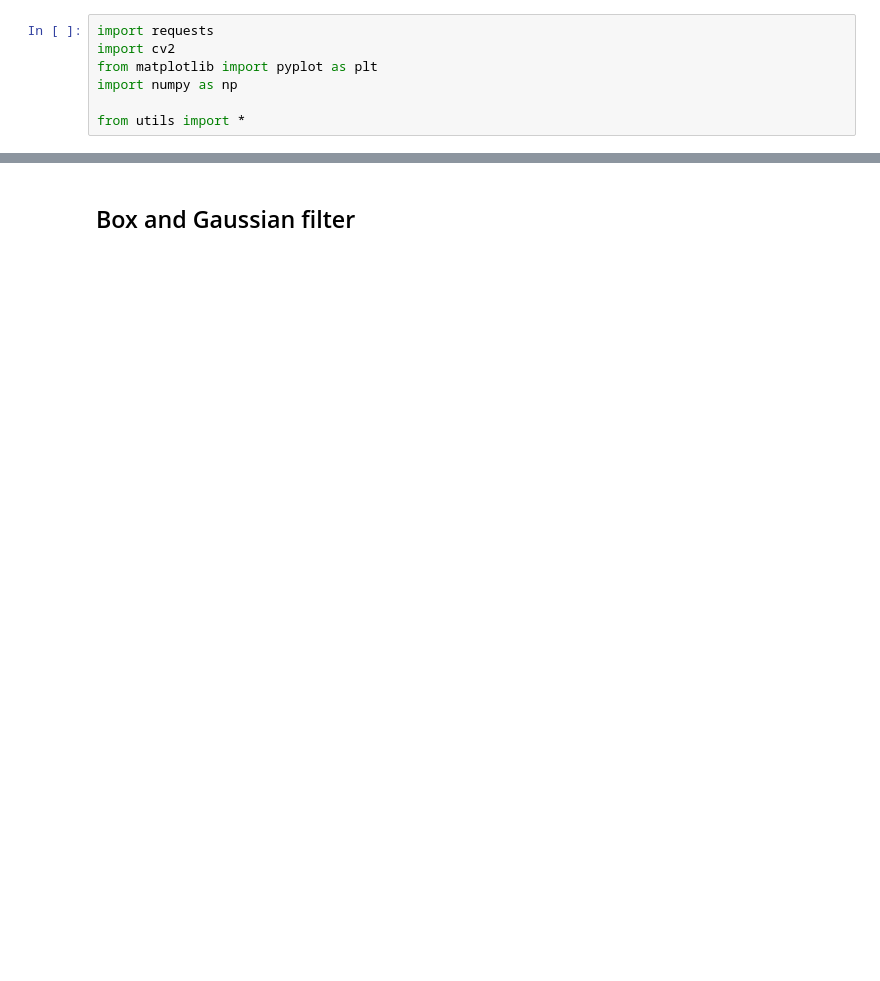
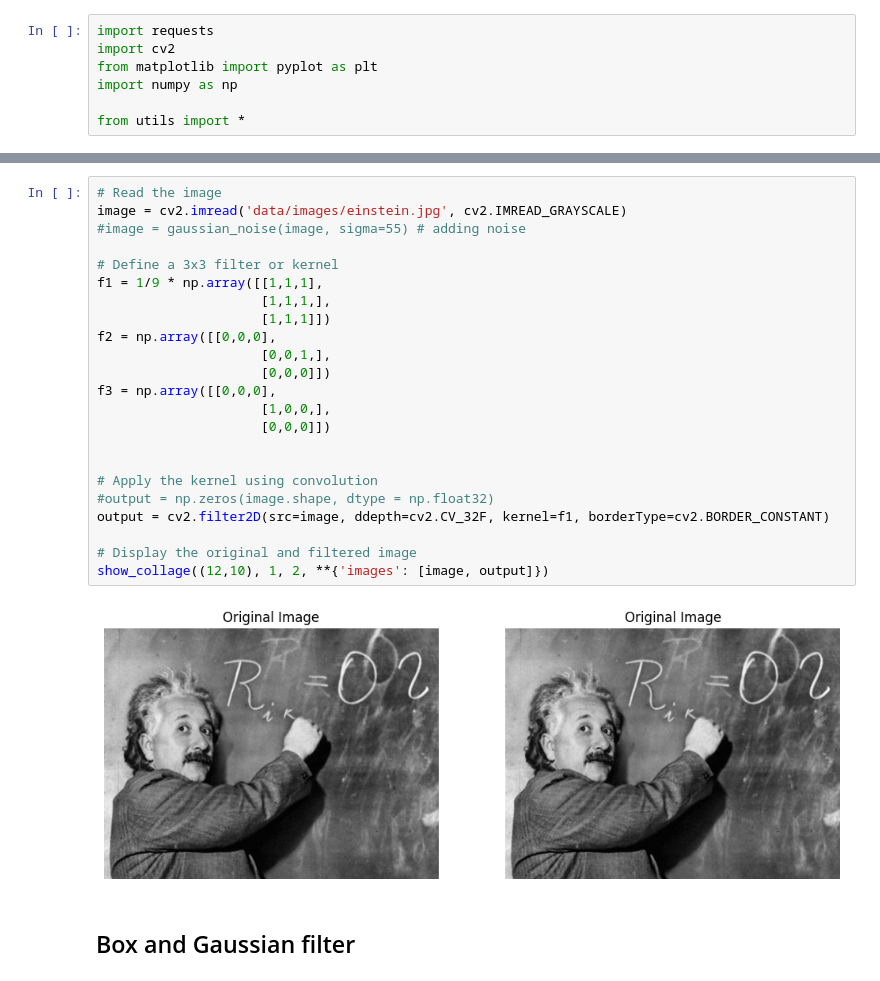
Before and after one commit to omarnust/ComputerVision, a Jupyter notebook: 03-filtering.ipynb, the cells around one changed output, grey strips where cells are left out. Saved outputs shown, nothing was run; the diff lists cells and outputs as text; blank space fills up the shorter version.

```diff
--- a/03-filtering.ipynb
+++ b/03-filtering.ipynb
@@ -8,3 +12,28 @@ from utils import *
+# %%
+# Read the image
+image = cv2.imread('data/images/einstein.jpg', cv2.IMREAD_GRAYSCALE)
+#image = gaussian_noise(image, sigma=55) # adding noise
+
+# Define a 3x3 filter or kernel
+f1 = 1/9 * np.array([[1,1,1],
+                     [1,1,1,],
+                     [1,1,1]])
+f2 = np.array([[0,0,0],
+                     [0,0,1,],
+                     [0,0,0]])
+f3 = np.array([[0,0,0],
+                     [1,0,0,],
+                     [0,0,0]])
+
+
+# Apply the kernel using convolution
+#output = np.zeros(image.shape, dtype = np.float32)
+output = cv2.filter2D(src=image, ddepth=cv2.CV_32F, kernel=f1, borderType=cv2.BORDER_CONSTANT)
+
+# Display the original and filtered image
+show_collage((12,10), 1, 2, **{'images': [image, output]})
+# %% [output]
+[figure, added]
 # %% [markdown]
 ## Box and Gaussian filter
 # %%
```
Also changed, not shown: parts of 2 cells of this notebook, 1 other file.
